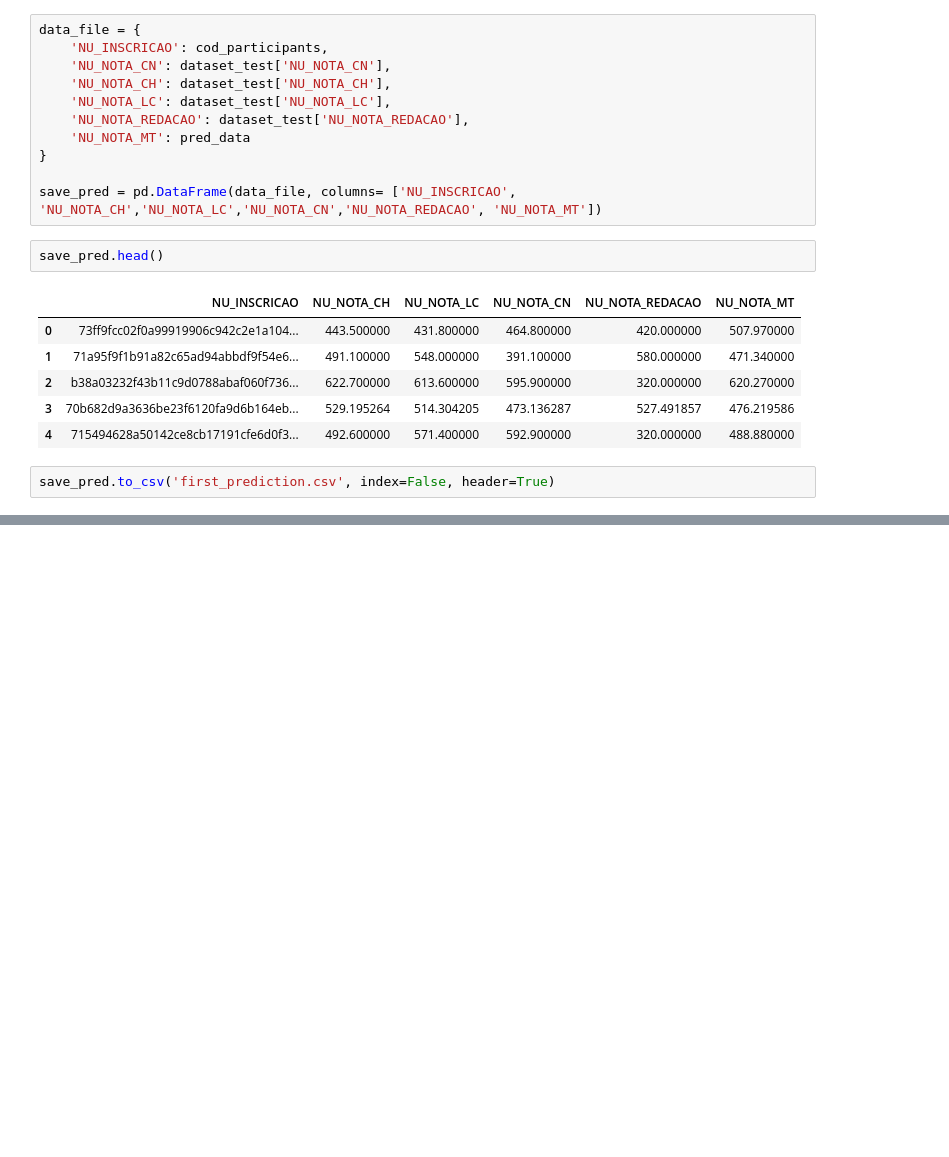
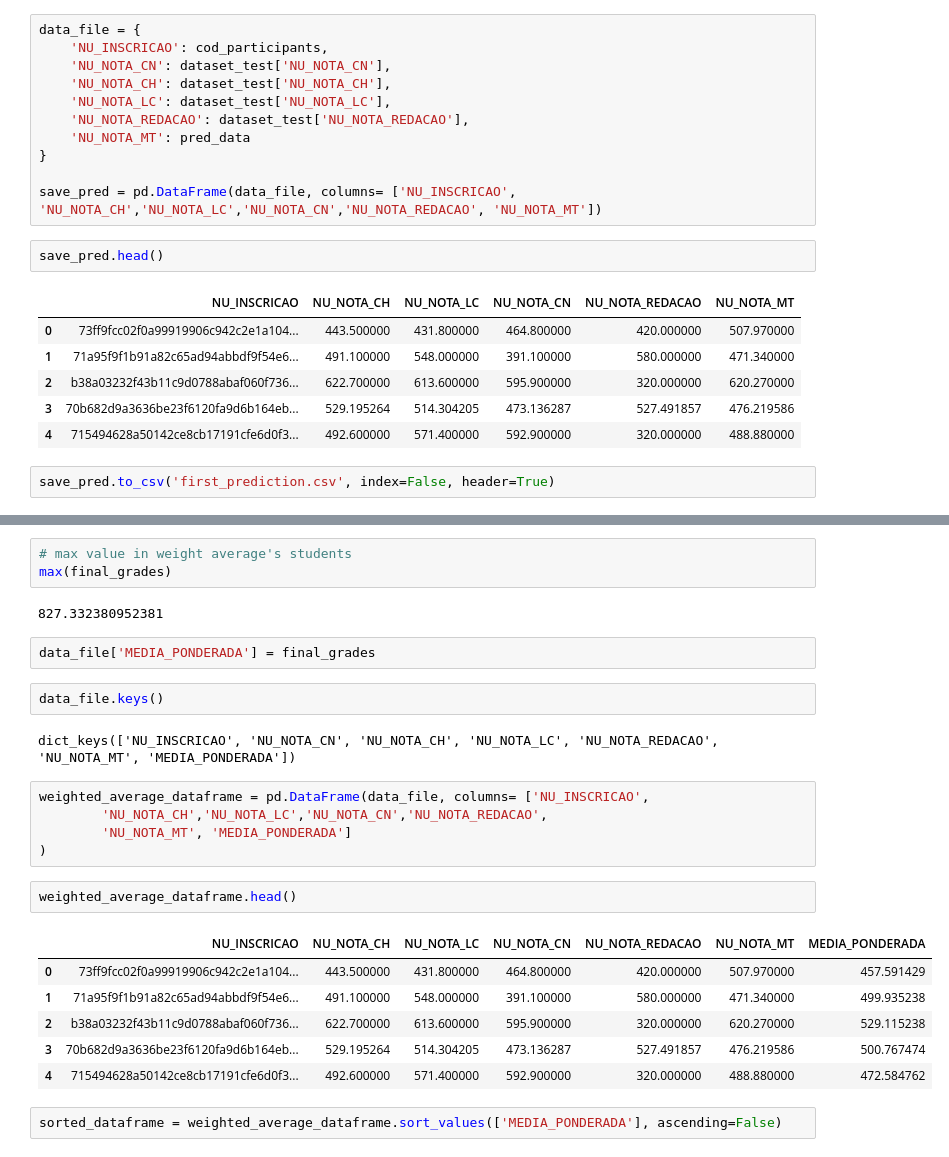
Before and after one commit to joberthrogers18/codenation-datascience, a Jupyter notebook: Challenge1/challenge1_enem.ipynb, the cells around one changed output, grey strips where cells are left out. Saved outputs shown, nothing was run; the diff lists cells and outputs as text; blank space fills up the shorter version.

```diff
--- a/Challenge1/challenge1_enem.ipynb
+++ b/Challenge1/challenge1_enem.ipynb
@@ -202,0 +227,27 @@ save_pred.to_csv('first_prediction.csv', index=False, header=True)
+# %%
+# max value in weight average's students
+max(final_grades)
+# %% [output]
+827.332380952381
+# %%
+data_file['MEDIA_PONDERADA'] = final_grades
+# %%
+data_file.keys()
+# %% [output]
+dict_keys(['NU_INSCRICAO', 'NU_NOTA_CN', 'NU_NOTA_CH', 'NU_NOTA_LC', 'NU_NOTA_REDACAO', 'NU_NOTA_MT', 'MEDIA_PONDERADA'])
+# %%
+weighted_average_dataframe = pd.DataFrame(data_file, columns= ['NU_INSCRICAO',
+        'NU_NOTA_CH','NU_NOTA_LC','NU_NOTA_CN','NU_NOTA_REDACAO',
+        'NU_NOTA_MT', 'MEDIA_PONDERADA']
+)
+# %%
+weighted_average_dataframe.head()
+# %% [output]
+|  | NU_INSCRICAO | NU_NOTA_CH | NU_NOTA_LC | NU_NOTA_CN | NU_NOTA_REDACAO | NU_NOTA_MT | MEDIA_PONDERADA |
+| 0 | 73ff9fcc02f0a99919906c942c2e1a104... | 443.500000 | 431.800000 | 464.800000 | 420.000000 | 507.970000 | 457.591429 |
+| 1 | 71a95f9f1b91a82c65ad94abbdf9f54e6... | 491.100000 | 548.000000 | 391.100000 | 580.000000 | 471.340000 | 499.935238 |
+| 2 | b38a03232f43b11c9d0788abaf060f736... | 622.700000 | 613.600000 | 595.900000 | 320.000000 | 620.270000 | 529.115238 |
+| 3 | 70b682d9a3636be23f6120fa9d6b164eb... | 529.195264 | 514.304205 | 473.136287 | 527.491857 | 476.219586 | 500.767474 |
+| 4 | 715494628a50142ce8cb17191cfe6d0f3... | 492.600000 | 571.400000 | 592.900000 | 320.000000 | 488.880000 | 472.584762 |
+# %%
+sorted_dataframe = weighted_average_dataframe.sort_values(['MEDIA_PONDERADA'], ascending=False)
```
Also changed, not shown: parts of 3 cells of this notebook, 1 other file.
